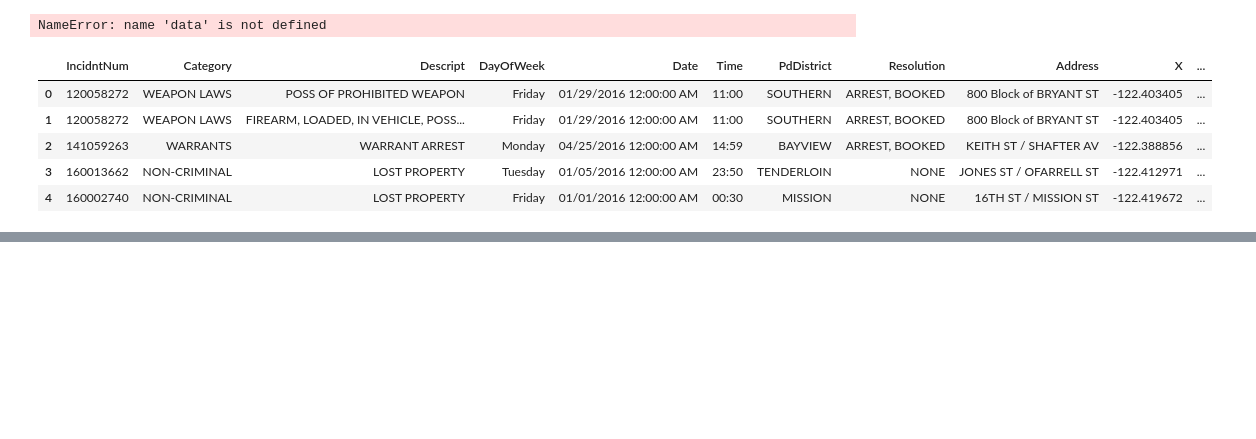
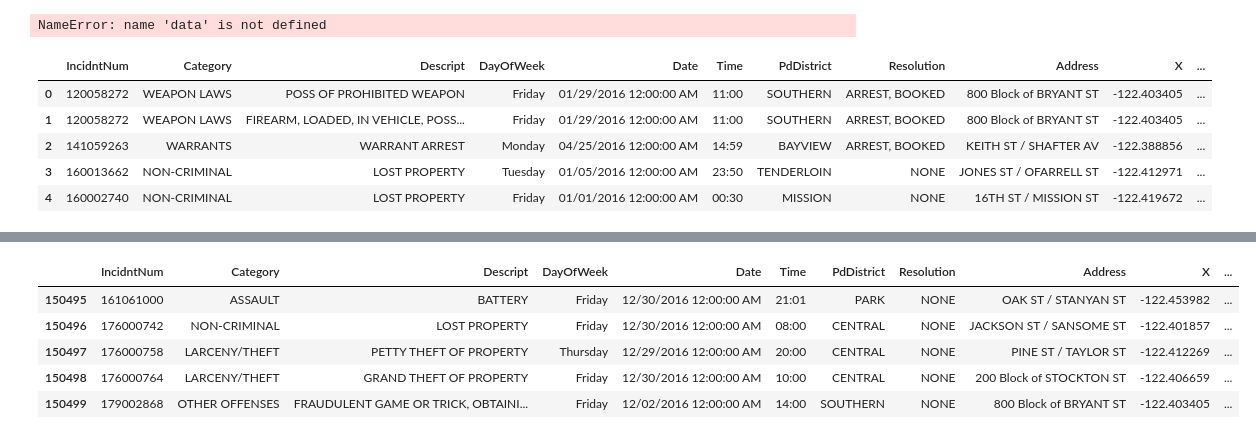
Before and after one commit to noops/group-project-4, a Jupyter notebook: Resources/sf_crimedata_clean.ipynb, the cells around one changed output, grey strips where cells are left out. Saved outputs shown, nothing was run; the diff lists cells and outputs as text; code cells hidden in the pictures; blank space fills up the shorter version.

```diff
--- a/Resources/sf_crimedata_clean.ipynb
+++ b/Resources/sf_crimedata_clean.ipynb
@@ -17,0 +202,9 @@ sf_crime.head()
+# %%
+sf_crime.tail()
+# %% [output]
+|  | IncidntNum | Category | Descript | DayOfWeek | Date | Time | PdDistrict | Resolution | Address | X | ... |
+| 150495 | 161061000 | ASSAULT | BATTERY | Friday | 12/30/2016 12:00:00 AM | 21:01 | PARK | NONE | OAK ST / STANYAN ST | -122.453982 | ... |
+| 150496 | 176000742 | NON-CRIMINAL | LOST PROPERTY | Friday | 12/30/2016 12:00:00 AM | 08:00 | CENTRAL | NONE | JACKSON ST / SANSOME ST | -122.401857 | ... |
+| 150497 | 176000758 | LARCENY/THEFT | PETTY THEFT OF PROPERTY | Thursday | 12/29/2016 12:00:00 AM | 20:00 | CENTRAL | NONE | PINE ST / TAYLOR ST | -122.412269 | ... |
+| 150498 | 176000764 | LARCENY/THEFT | GRAND THEFT OF PROPERTY | Friday | 12/30/2016 12:00:00 AM | 10:00 | CENTRAL | NONE | 200 Block of STOCKTON ST | -122.406659 | ... |
+| 150499 | 179002868 | OTHER OFFENSES | FRAUDULENT GAME OR TRICK, OBTAINI... | Friday | 12/02/2016 12:00:00 AM | 14:00 | SOUTHERN | NONE | 800 Block of BRYANT ST | -122.403405 | ... |
```
Also changed, not shown: parts of 17 cells of this notebook.
